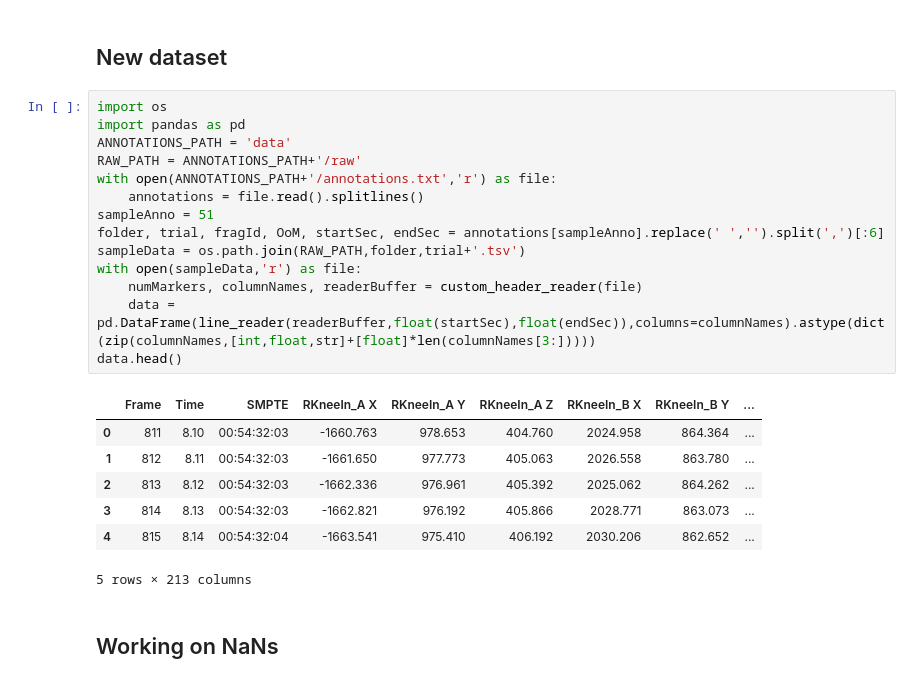
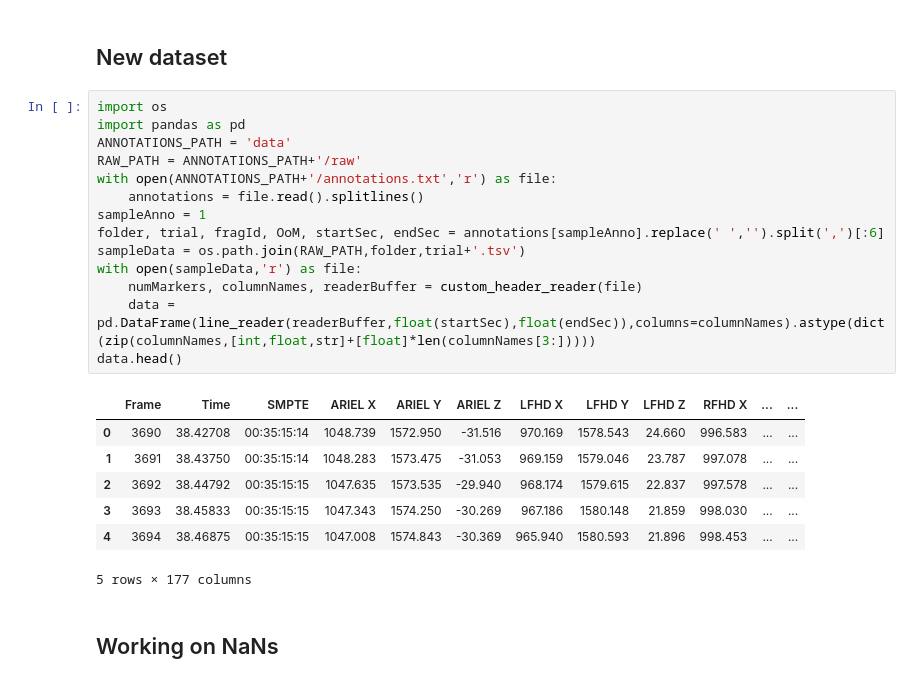
Before and after one commit to gaggioaxel/OoM-Thesis, a Jupyter notebook: code/src/OoM.ipynb, the cells around one changed output. Drawn from its saved outputs; the diff is of its cells as text.

```diff
--- a/code/src/OoM.ipynb
+++ b/code/src/OoM.ipynb
@@ -77,25 +77,25 @@ def line_reader(csvReader,fromSecond,toSecond):
 # %%
 import os
 import pandas as pd
 ANNOTATIONS_PATH = 'data'
 RAW_PATH = ANNOTATIONS_PATH+'/raw'
 with open(ANNOTATIONS_PATH+'/annotations.txt','r') as file:
     annotations = file.read().splitlines()
-sampleAnno = 51
+sampleAnno = 1
 folder, trial, fragId, OoM, startSec, endSec = annotations[sampleAnno].replace(' ','').split(',')[:6]
 sampleData = os.path.join(RAW_PATH,folder,trial+'.tsv')
 with open(sampleData,'r') as file:
     numMarkers, columnNames, readerBuffer = custom_header_reader(file)
     data = pd.DataFrame(line_reader(readerBuffer,float(startSec),float(endSec)),columns=columnNames).astype(dict(zip(columnNames,[int,float,str]+[float]*len(columnNames[3:]))))
 data.head()
 # %% [output]
-|  | Frame | Time | SMPTE | RKneeIn_A X | RKneeIn_A Y | RKneeIn_A Z | RKneeIn_B X | RKneeIn_B Y | ... |
-| 0 | 811 | 8.10 | 00:54:32:03 | -1660.763 | 978.653 | 404.760 | 2024.958 | 864.364 | ... |
-| 1 | 812 | 8.11 | 00:54:32:03 | -1661.650 | 977.773 | 405.063 | 2026.558 | 863.780 | ... |
-| 2 | 813 | 8.12 | 00:54:32:03 | -1662.336 | 976.961 | 405.392 | 2025.062 | 864.262 | ... |
-| 3 | 814 | 8.13 | 00:54:32:03 | -1662.821 | 976.192 | 405.866 | 2028.771 | 863.073 | ... |
-| 4 | 815 | 8.14 | 00:54:32:04 | -1663.541 | 975.410 | 406.192 | 2030.206 | 862.652 | ... |
+|  | Frame | Time | SMPTE | ARIEL X | ARIEL Y | ARIEL Z | LFHD X | LFHD Y | LFHD Z | RFHD X | ... | ... |
+| 0 | 3690 | 38.42708 | 00:35:15:14 | 1048.739 | 1572.950 | -31.516 | 970.169 | 1578.543 | 24.660 | 996.583 | ... | ... |
+| 1 | 3691 | 38.43750 | 00:35:15:14 | 1048.283 | 1573.475 | -31.053 | 969.159 | 1579.046 | 23.787 | 997.078 | ... | ... |
+| 2 | 3692 | 38.44792 | 00:35:15:15 | 1047.635 | 1573.535 | -29.940 | 968.174 | 1579.615 | 22.837 | 997.578 | ... | ... |
+| 3 | 3693 | 38.45833 | 00:35:15:15 | 1047.343 | 1574.250 | -30.269 | 967.186 | 1580.148 | 21.859 | 998.030 | ... | ... |
+| 4 | 3694 | 38.46875 | 00:35:15:15 | 1047.008 | 1574.843 | -30.369 | 965.940 | 1580.593 | 21.896 | 998.453 | ... | ... |
-5 rows × 213 columns
+5 rows × 177 columns
 # %% [markdown]
 ## Working on NaNs
 # %%
```
Also changed, not shown: parts of 6 cells of this notebook, 2 other files.
